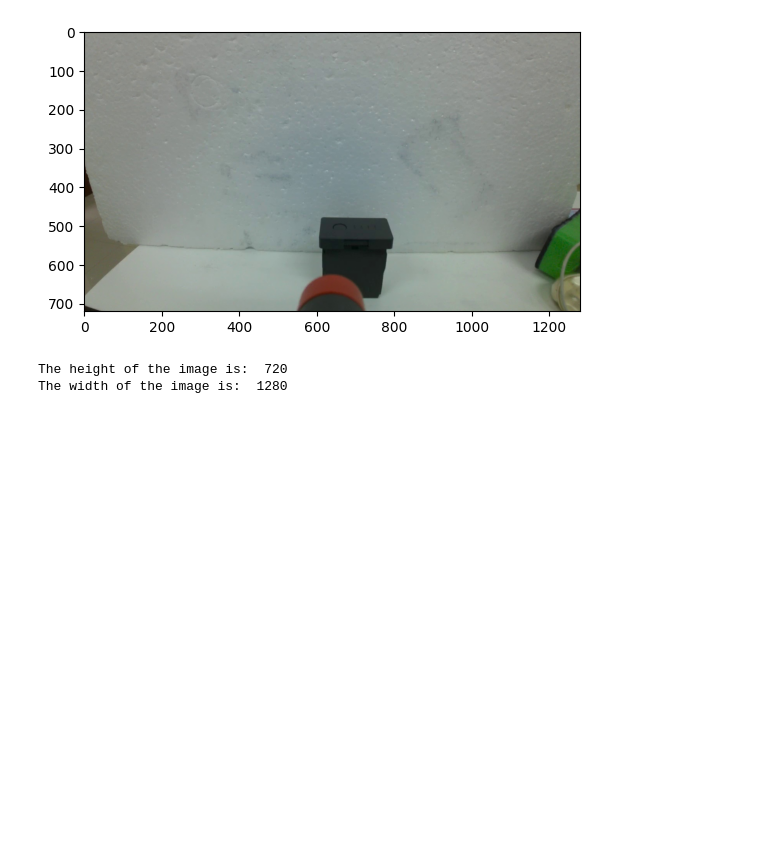
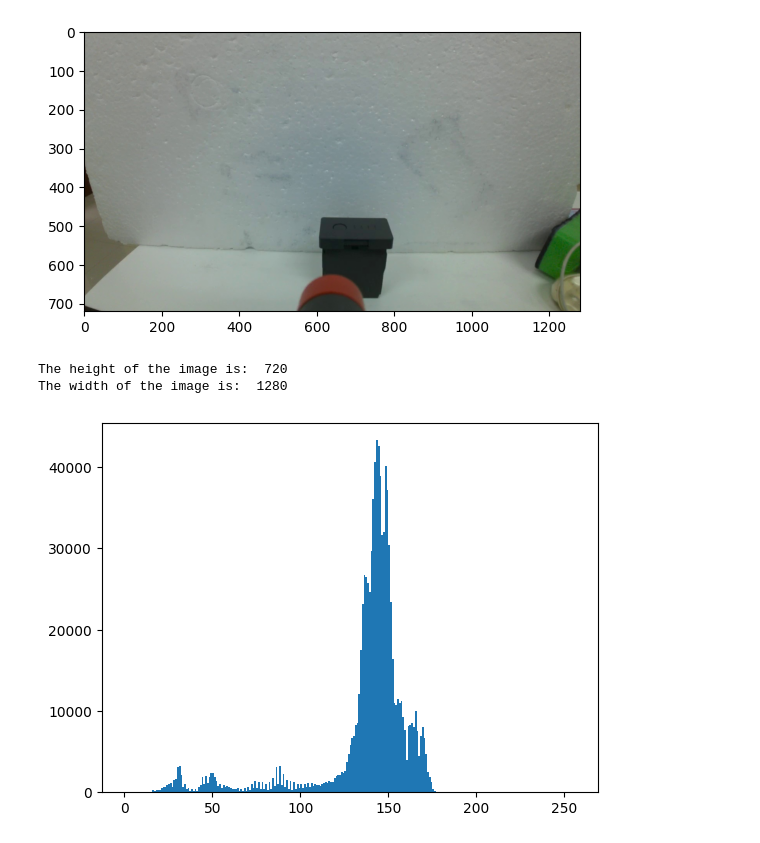
Before and after one commit to NUMNIMx/Robot, a Jupyter notebook: lab_4_immage/capture.ipynb, the cells around one changed output. Saved outputs shown, nothing was run; the diff lists cells and outputs as text; code cells hidden in the pictures; blank space fills up the shorter version.

Commit message:
hist 0,250 brightness plt show

```diff
--- a/lab_4_immage/capture.ipynb
+++ b/lab_4_immage/capture.ipynb
@@ -24,3 +24,7 @@ hsv_image = cv2.cvtColor(image, cv2.COLOR_BGR2HLS)
 L_image = hsv_image[:,:,1]
 cv2.imwrite('l_image.jpg', L_image)
 cv2.imshow('l_image.jpg', L_image)
+# %%
+plt.hist(L_image.ravel(),256,[0,256]); plt.show()
+# %% [output]
+[figure, added]
```
